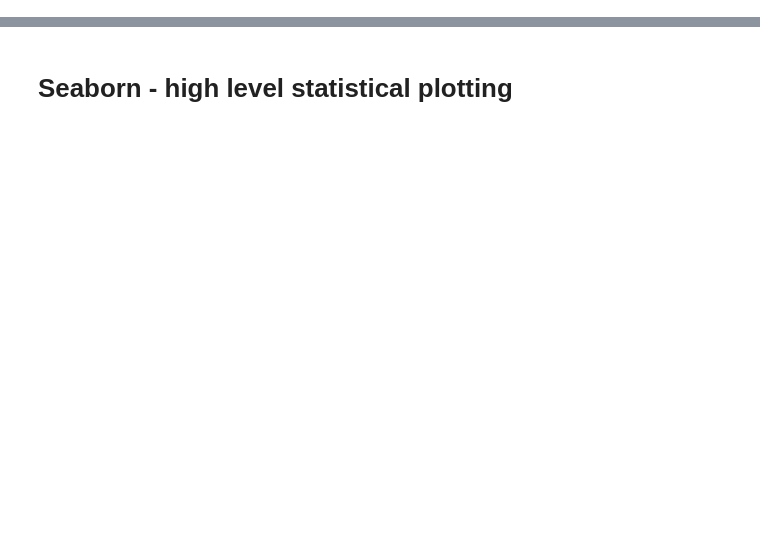
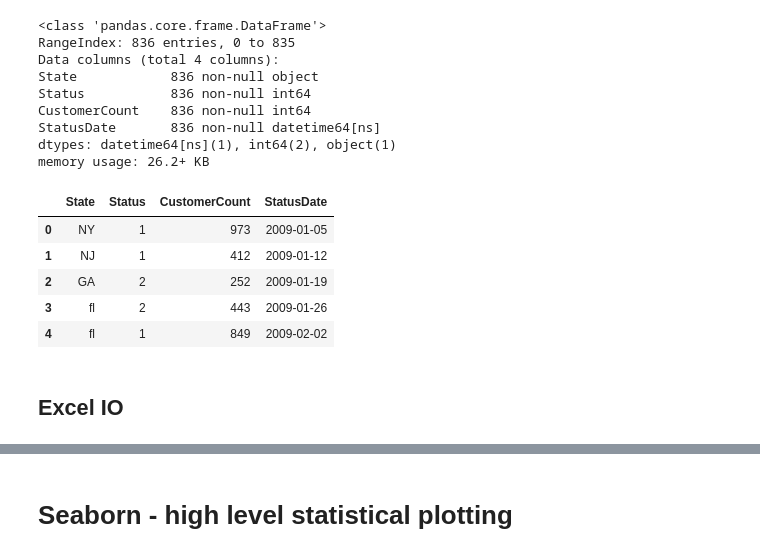
Before and after one commit to jbrezmorf/PAV_course, a Jupyter notebook: Lecture_06_SymPy_Pandas.py.ipynb, the cells around one changed output, grey strips where cells are left out. Drawn from its saved outputs; the diff is of its cells as text; code cells hidden in the pictures; blank space fills up the shorter version.

```diff
--- a/Lecture_06_SymPy_Pandas.py.ipynb
+++ b/Lecture_06_SymPy_Pandas.py.ipynb
@@ -2,0 +159,60 @@
+# %%
+import numpy as np
+
+# set seed
+np.random.seed(111)
+
+# Function to generate test data
+def CreateDataSet(Number=1):
+
+    Output = []
+
+    for i in range(Number):
+
+        # Create a weekly (mondays) date range
+        rng = pd.date_range(start='1/1/2009', end='12/31/2012', freq='W-MON')
+
+        # Create random data
+        count = np.random.randint(low=25,high=1000,size=len(rng))
+
+        # Status pool
+        status = [1,2,3]
+
+        # Make a random list of statuses
+        random_status = np.random.choice(np.array(status), size = len(rng))
+                        #[status[np.random.randint(low=0,high=len(status))] for i in range(len(rng))]
+
+        # State pool
+        states = ['GA','FL','fl','NY','NJ','TX']
+
+        # Make a random list of states
+        random_states = np.random.choice(np.array(states), size = len(rng))
+                        #[states[np.randint(low=0,high=len(states))] for i in range(len(rng))]
+
+        Output.extend(zip(random_states, random_status, count, rng))
+
+    return Output
+# %%
+dataset = CreateDataSet(4)
+r_df = pd.DataFrame(data=dataset, columns=['State','Status','CustomerCount','StatusDate'])
+r_df.info()
+
+r_df.head()
+# %% [output]
+<class 'pandas.core.frame.DataFrame'>
+RangeIndex: 836 entries, 0 to 835
+Data columns (total 4 columns):
+State            836 non-null object
+Status           836 non-null int64
+CustomerCount    836 non-null int64
+StatusDate       836 non-null datetime64[ns]
+dtypes: datetime64[ns](1), int64(2), object(1)
+memory usage: 26.2+ KB
+|  | State | Status | CustomerCount | StatusDate |
+| 0 | NY | 1 | 973 | 2009-01-05 |
+| 1 | NJ | 1 | 412 | 2009-01-12 |
+| 2 | GA | 2 | 252 | 2009-01-19 |
+| 3 | fl | 2 | 443 | 2009-01-26 |
+| 4 | fl | 1 | 849 | 2009-02-02 |
+# %% [markdown]
+## Excel IO
```
Also changed, not shown: parts of 62 cells of this notebook, 1 other file.
